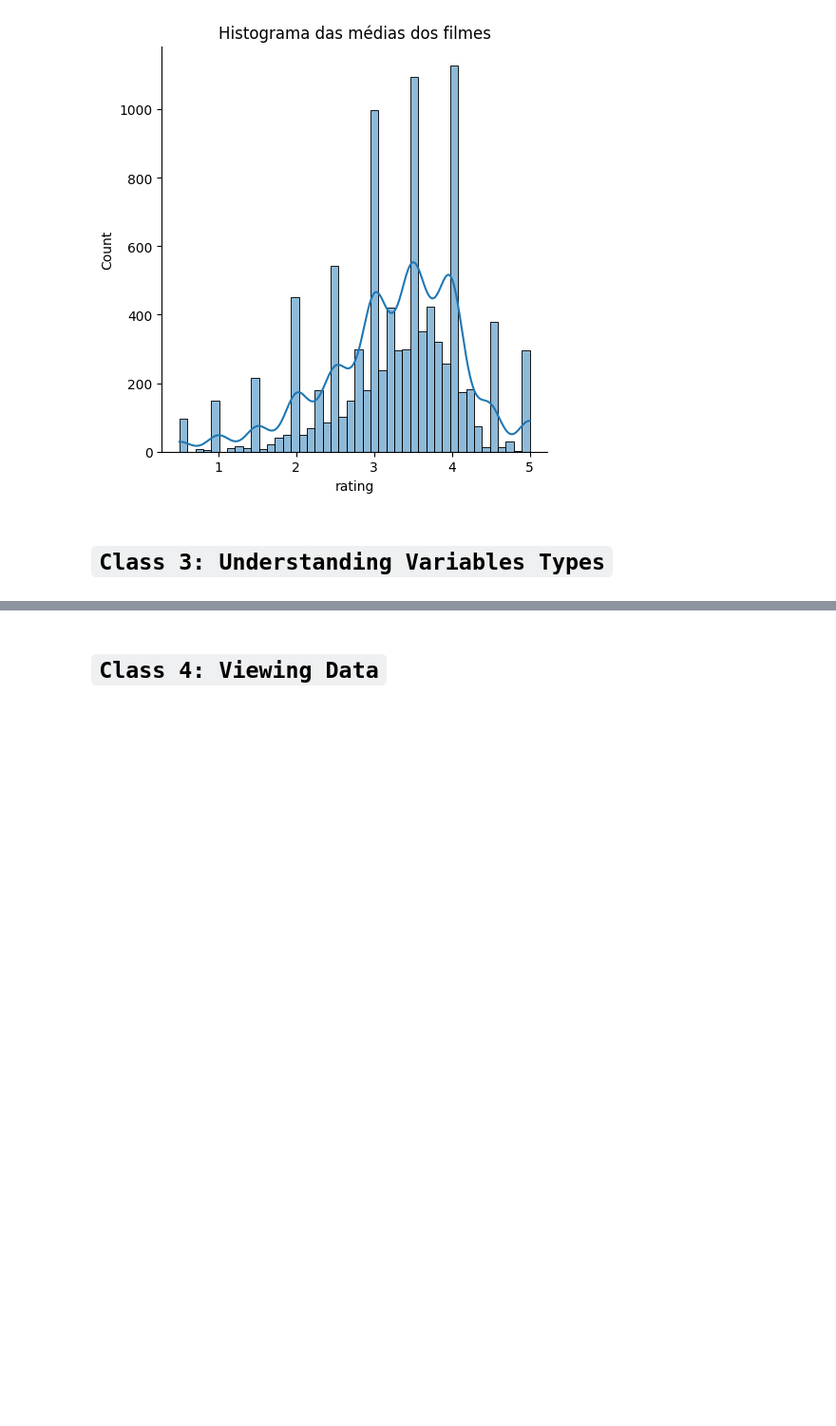
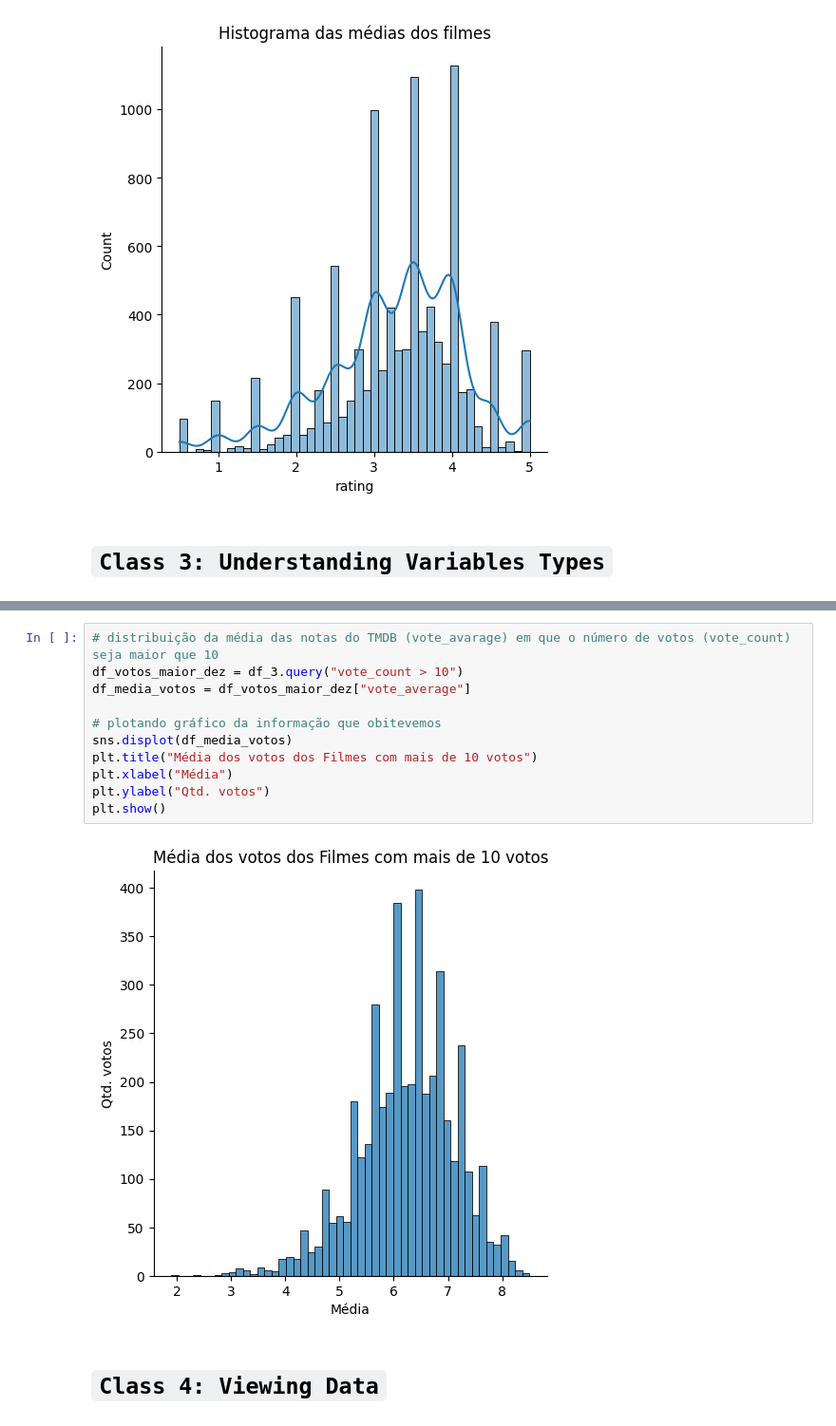
Before and after one commit to KaelDucatti/estudos-ds, a Jupyter notebook: data_science/explorando_analisando_dados/classes.ipynb, the cells around one changed output, grey strips where cells are left out. Shown at 95% size. Cells and saved outputs as stored; diff of their text form; blank space fills up the shorter version.

```diff
--- a/data_science/explorando_analisando_dados/classes.ipynb
+++ b/data_science/explorando_analisando_dados/classes.ipynb
@@ -178,3 +261,16 @@ Text(0.5, 1.0, 'Histograma das médias dos filmes')
+# %%
+# distribuição da média das notas do TMDB (vote_avarage) em que o número de votos (vote_count) seja maior que 10
+df_votos_maior_dez = df_3.query("vote_count > 10")
+df_media_votos = df_votos_maior_dez["vote_average"]
+
+# plotando gráfico da informação que obitevemos
+sns.displot(df_media_votos)
+plt.title("Média dos votos dos Filmes com mais de 10 votos")
+plt.xlabel("Média")
+plt.ylabel("Qtd. votos")
+plt.show()
+# %% [output]
+[figure, added]
 # %% [markdown]
 # `Class 4: Viewing Data`
 # %% [markdown]
```
Also changed, not shown: parts of 7 cells of this notebook, 1 other file.
